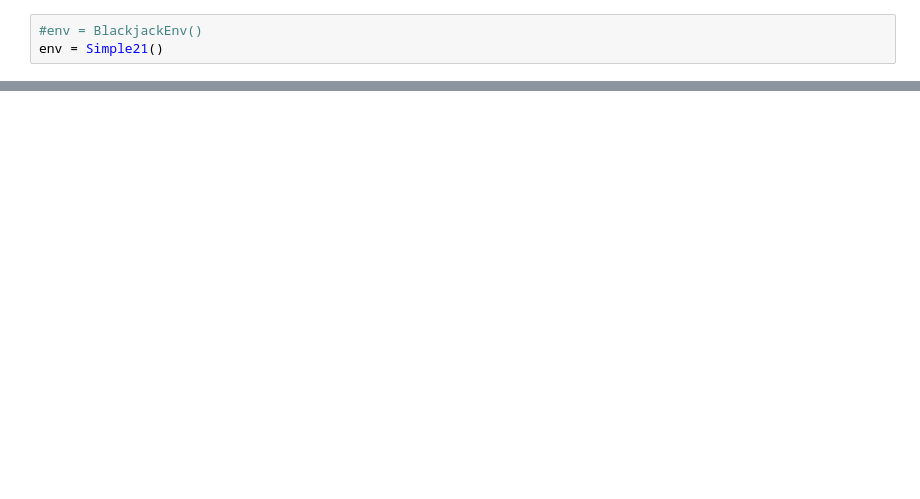
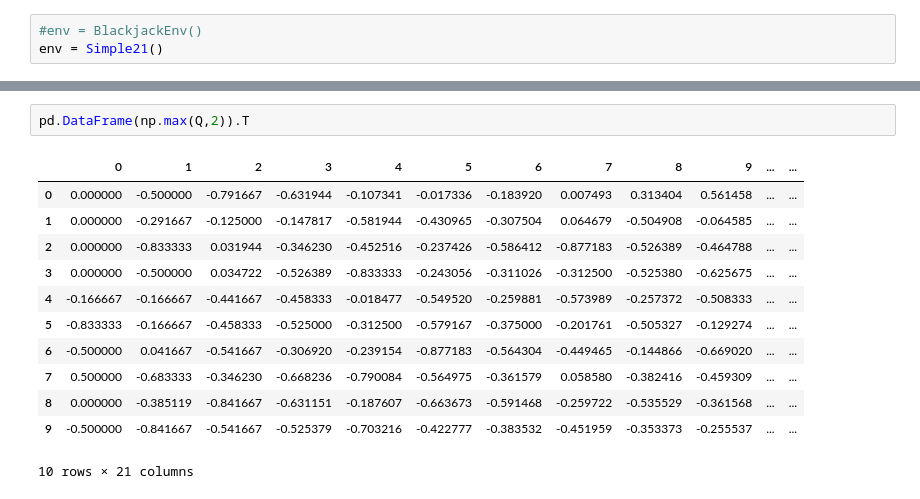
Before and after one commit to ScottWarnke27/RLcourse, a Jupyter notebook: HW3_blackjack/examplefromtheweb.ipynb, the cells around one changed output, grey strips where cells are left out. Saved outputs shown, nothing was run; the diff lists cells and outputs as text; blank space fills up the shorter version.

```diff
--- a/HW3_blackjack/examplefromtheweb.ipynb
+++ b/HW3_blackjack/examplefromtheweb.ipynb
@@ -126,0 +204,15 @@ KeyboardInterrupt:
+# %%
+pd.DataFrame(np.max(Q,2)).T
+# %% [output]
+|  | 0 | 1 | 2 | 3 | 4 | 5 | 6 | 7 | 8 | 9 | ... | ... |
+| 0 | 0.000000 | -0.500000 | -0.791667 | -0.631944 | -0.107341 | -0.017336 | -0.183920 | 0.007493 | 0.313404 | 0.561458 | ... | ... |
+| 1 | 0.000000 | -0.291667 | -0.125000 | -0.147817 | -0.581944 | -0.430965 | -0.307504 | 0.064679 | -0.504908 | -0.064585 | ... | ... |
+| 2 | 0.000000 | -0.833333 | 0.031944 | -0.346230 | -0.452516 | -0.237426 | -0.586412 | -0.877183 | -0.526389 | -0.464788 | ... | ... |
+| 3 | 0.000000 | -0.500000 | 0.034722 | -0.526389 | -0.833333 | -0.243056 | -0.311026 | -0.312500 | -0.525380 | -0.625675 | ... | ... |
+| 4 | -0.166667 | -0.166667 | -0.441667 | -0.458333 | -0.018477 | -0.549520 | -0.259881 | -0.573989 | -0.257372 | -0.508333 | ... | ... |
+| 5 | -0.833333 | -0.166667 | -0.458333 | -0.525000 | -0.312500 | -0.579167 | -0.375000 | -0.201761 | -0.505327 | -0.129274 | ... | ... |
+| 6 | -0.500000 | 0.041667 | -0.541667 | -0.306920 | -0.239154 | -0.877183 | -0.564304 | -0.449465 | -0.144866 | -0.669020 | ... | ... |
+| 7 | 0.500000 | -0.683333 | -0.346230 | -0.668236 | -0.790084 | -0.564975 | -0.361579 | 0.058580 | -0.382416 | -0.459309 | ... | ... |
+| 8 | 0.000000 | -0.385119 | -0.841667 | -0.631151 | -0.187607 | -0.663673 | -0.591468 | -0.259722 | -0.535529 | -0.361568 | ... | ... |
+| 9 | -0.500000 | -0.841667 | -0.541667 | -0.525379 | -0.703216 | -0.422777 | -0.383532 | -0.451959 | -0.353373 | -0.255537 | ... | ... |
+10 rows × 21 columns
```
Also changed, not shown: parts of 9 cells of this notebook, 2 other files.
